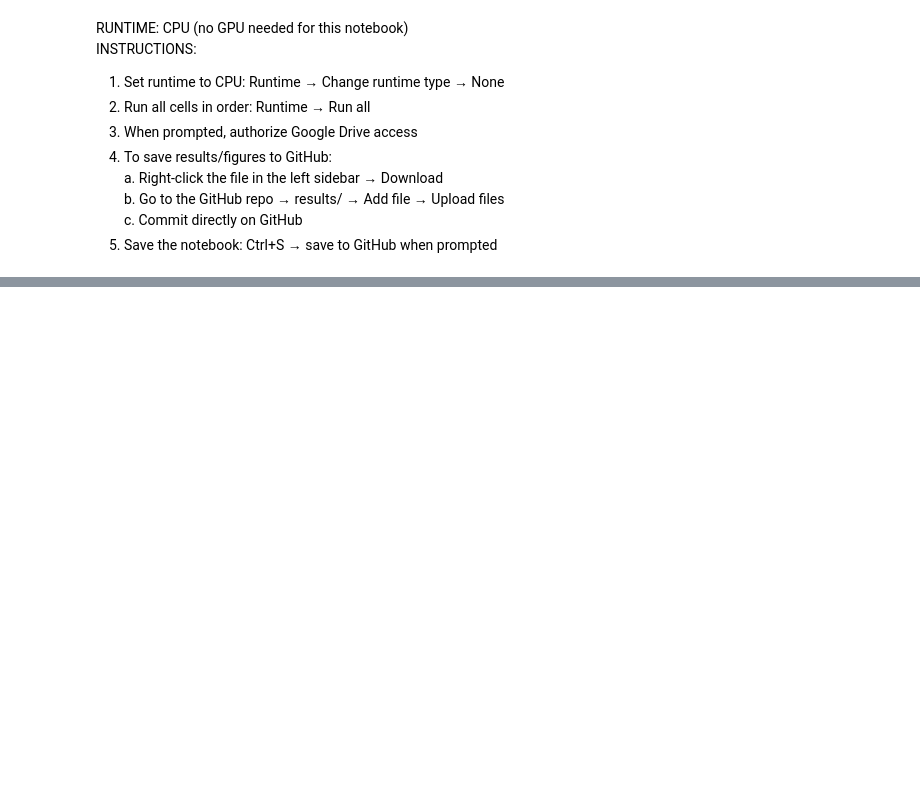
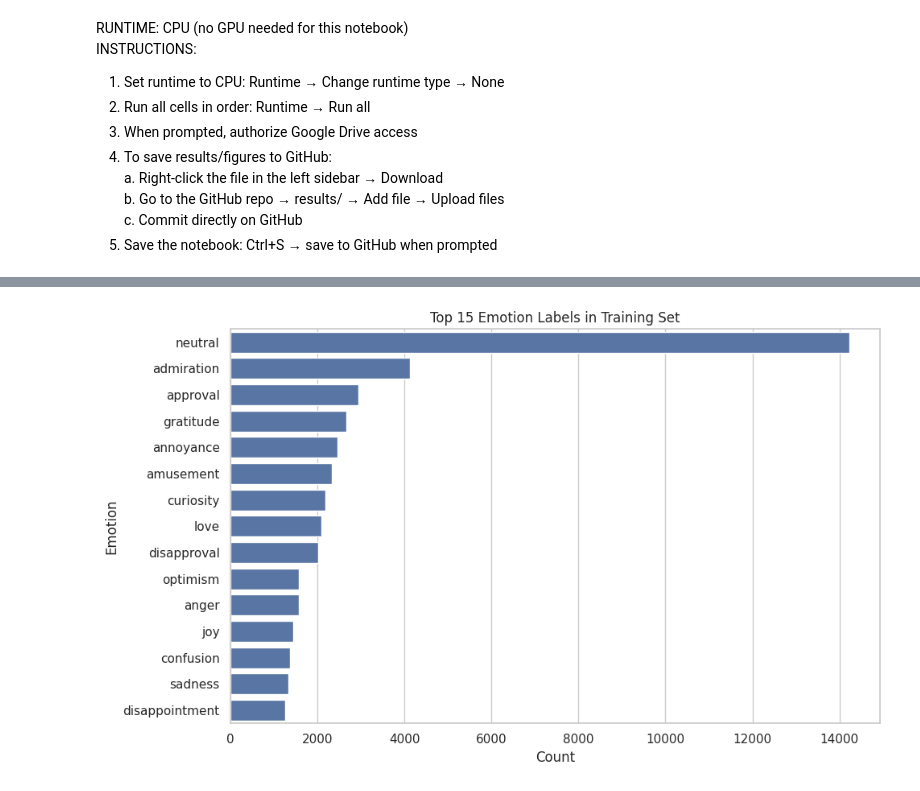
Before and after one commit to phisomni-edu/cs4120-project, a Jupyter notebook: notebooks/00_eda.ipynb, the cells around one changed output, grey strips where cells are left out. Drawn from its saved outputs; the diff is of its cells as text; code cells hidden in the pictures; blank space fills up the shorter version.

```diff
--- a/notebooks/00_eda.ipynb
+++ b/notebooks/00_eda.ipynb
@@ -29,0 +207,23 @@ GPU available: False
+# %%
+def compute_class_distribution(df, label_names):
+    counts = np.zeros(len(label_names), dtype=int)
+
+    for labels in df["labels"]:
+        for label_id in labels:
+            counts[label_id] += 1
+
+    dist_df = pd.DataFrame({
+        "label_id": list(range(len(label_names))),
+        "label": label_names,
+        "count": counts
+    })
+
+    dist_df["percentage_of_examples"] = 100 * dist_df["count"] / len(df)
+    dist_df = dist_df.sort_values("count", ascending=False).reset_index(drop=True)
+    return dist_df
+
+train_class_dist = compute_class_distribution(train_df, label_names)
+val_class_dist = compute_class_distribution(val_df, label_names)
+test_class_dist = compute_class_distribution(test_df, label_names)
+
+train_class_dist.head(15)
@@ -29,0 +480,16 @@ GPU available: False
+# %%
+top_k = 15
+
+plt.figure(figsize=(10, 6))
+sns.barplot(
+    data=train_class_dist.head(top_k),
+    x="count",
+    y="label"
+)
+plt.title(f"Top {top_k} Emotion Labels in Training Set")
+plt.xlabel("Count")
+plt.ylabel("Emotion")
+plt.tight_layout()
+plt.show()
+# %% [output]
+[figure, added]
```
Also changed, not shown: parts of 36 cells of this notebook.
